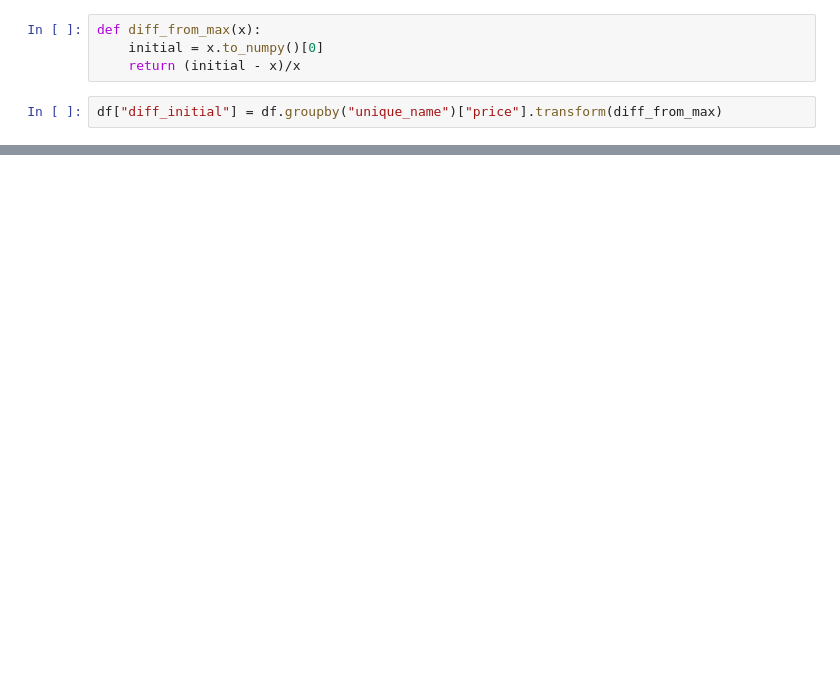
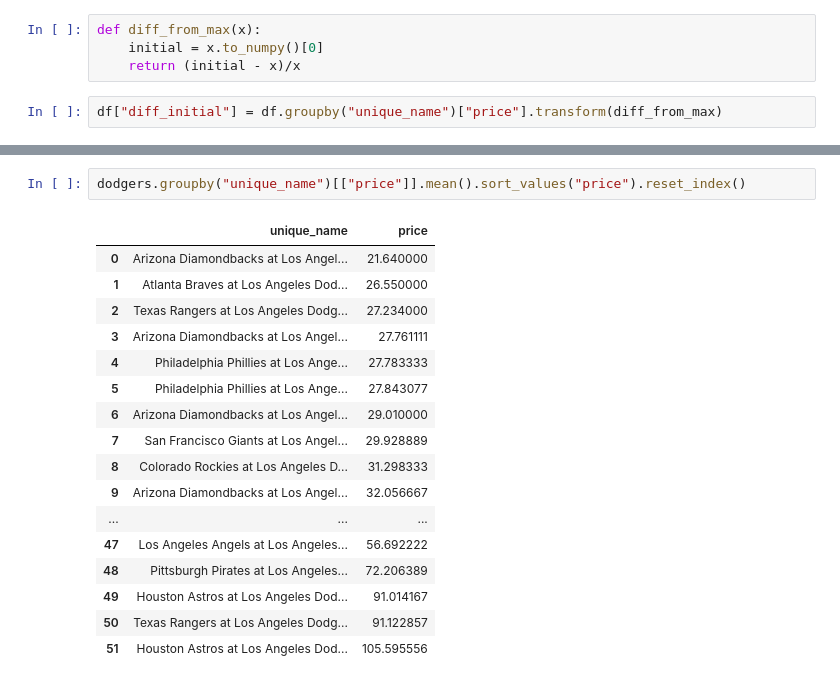
Before and after one commit to benbrill/Stubhub, a Jupyter notebook: notebooks/viz.ipynb, the cells around one changed output, grey strips where cells are left out. Drawn from its saved outputs; the diff is of its cells as text; blank space fills up the shorter version.

```diff
--- a/notebooks/viz.ipynb
+++ b/notebooks/viz.ipynb
@@ -96,0 +96,20 @@ dodgers
+# %%
+dodgers.groupby("unique_name")[["price"]].mean().sort_values("price").reset_index()
+# %% [output]
+|  | unique_name | price |
+| 0 | Arizona Diamondbacks at Los Angel... | 21.640000 |
+| 1 | Atlanta Braves at Los Angeles Dod... | 26.550000 |
+| 2 | Texas Rangers at Los Angeles Dodg... | 27.234000 |
+| 3 | Arizona Diamondbacks at Los Angel... | 27.761111 |
+| 4 | Philadelphia Phillies at Los Ange... | 27.783333 |
+| 5 | Philadelphia Phillies at Los Ange... | 27.843077 |
+| 6 | Arizona Diamondbacks at Los Angel... | 29.010000 |
+| 7 | San Francisco Giants at Los Angel... | 29.928889 |
+| 8 | Colorado Rockies at Los Angeles D... | 31.298333 |
+| 9 | Arizona Diamondbacks at Los Angel... | 32.056667 |
+| ... | ... | ... |
+| 47 | Los Angeles Angels at Los Angeles... | 56.692222 |
+| 48 | Pittsburgh Pirates at Los Angeles... | 72.206389 |
+| 49 | Houston Astros at Los Angeles Dod... | 91.014167 |
+| 50 | Texas Rangers at Los Angeles Dodg... | 91.122857 |
+| 51 | Houston Astros at Los Angeles Dod... | 105.595556 |
```
Also changed, not shown: parts of 11 cells of this notebook, 15 other files.
